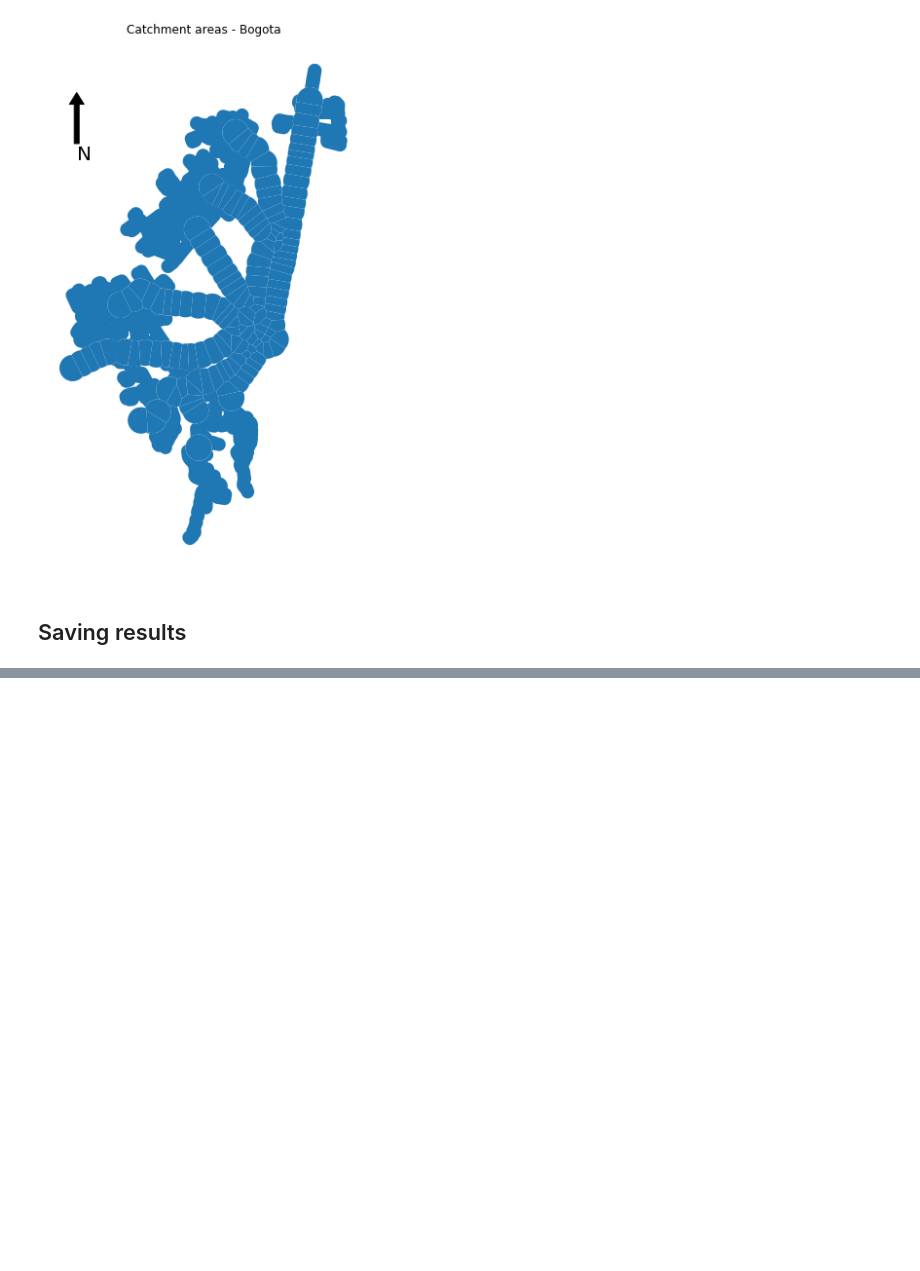
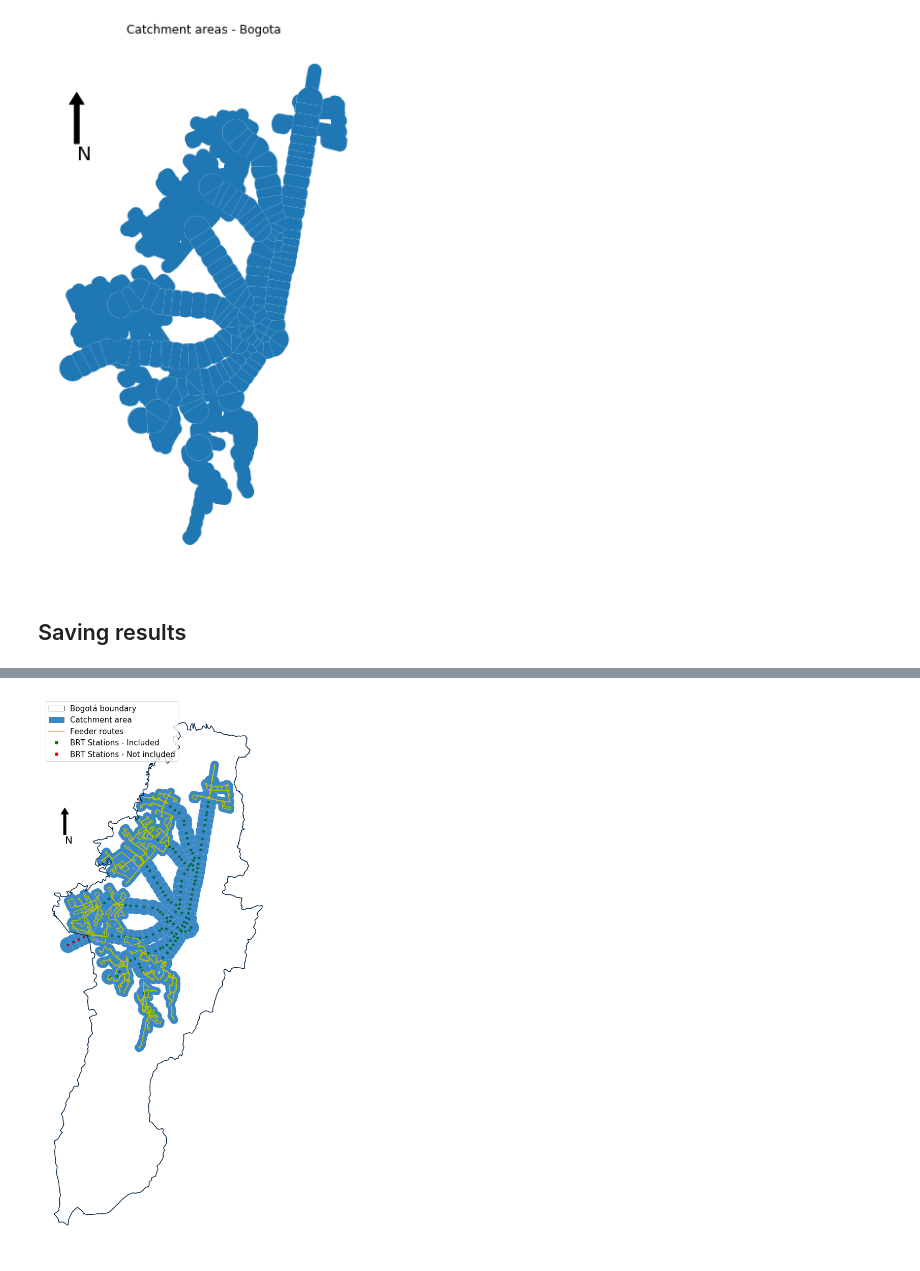
Before and after one commit to jdcaicedo251/transmilenio-covid, a Jupyter notebook: code/02_catchment_areas.ipynb, the cells around one changed output, grey strips where cells are left out. Cells and saved outputs as stored; diff of their text form; code cells hidden in the pictures; blank space fills up the shorter version.

```diff
--- a/code/02_catchment_areas.ipynb
+++ b/code/02_catchment_areas.ipynb
@@ -384,0 +387,13 @@ catchment_areas.to_file(output_path + 'tables/catchment_areas')
+# %%
+stations = gpd.GeoDataFrame(stations,
+                            geometry = gpd.points_from_xy(stations.longitude, stations.latitude),
+                            crs = 'EPSG:4686')
+# %%
+feeder_routes = gpd.read_file(input_path + 'feeder_routes/feeder_routes.shp')
+feeder_routes = feeder_routes.to_crs('EPSG:4686')
+# %%
+localidades_shape = gpd.read_file(input_path + 'localidades_shp/Loca.shp')
+localidades_shape['bogota'] = 1
+localidades_shape = localidades_shape[localidades_shape.LocNombre != 'SUMAPAZ']
+bogota_shape = localidades_shape.dissolve(by = 'bogota')
+# feeder_routes = feeder_routes.to_crs('EPSG:4686')
@@ -384,0 +404,33 @@ catchment_areas.to_file(output_path + 'tables/catchment_areas')
+# %%
+not_included = ['(07504) TERREROS', '(07505) LEON XIII','(07506) DESPENSA', '(07503) SAN MATEO']
+stations['include'] = (~stations.station_name.isin(not_included)).astype(int)
+# %%
+colors = ['#00203FFF', '#006B38FF']
+sns.set_palette(sns.color_palette(colors))
+
+fig, ax = plt.subplots(figsize = (20,20))
+ax.set_aspect('equal')
+catchment_areas.plot(ax = ax, color = '#3A89C6' )
+stations.plot(ax = ax, markersize = 15, column = 'include', cmap = 'RdYlGn')
+feeder_routes.plot(ax = ax, color = 'y')
+bogota_shape.boundary.plot(ax = ax)
+
+LegendElement = [mpatches.Patch(label='Bogotá boundary', fill=False),
+                 mpatches.Patch(label='Catchment area', color = '#3A89C6' ),
+                 mlines.Line2D([], [], color='y', label='Feeder routes'),
+                 mlines.Line2D([], [], color='g', label='BRT Stations - Included',
+                               marker='o', linestyle='None'),
+                 mlines.Line2D([], [], color='r', label='BRT Stations - Not included',
+                               marker='o', linestyle='None')
+                ]
+ax.legend(handles = LegendElement, loc='upper left', fontsize = 15)
+
+x, y, arrow_length = 0.1, 0.9, 0.05
+ax.annotate('N', xy=(x, y-0.1), xytext=(0.1, y-arrow_length-0.1),
+            arrowprops=dict(facecolor='black', width=5, headwidth=15),
+            ha='left', va='top', fontsize=20,
+            xycoords=ax.transAxes)
+plt.axis('off');
+fig.savefig(output_path + 'figures/figure3E.pdf')
+# %% [output]
+[figure, added]
```
Also changed, not shown: parts of 3 cells of this notebook, 24 other files.
